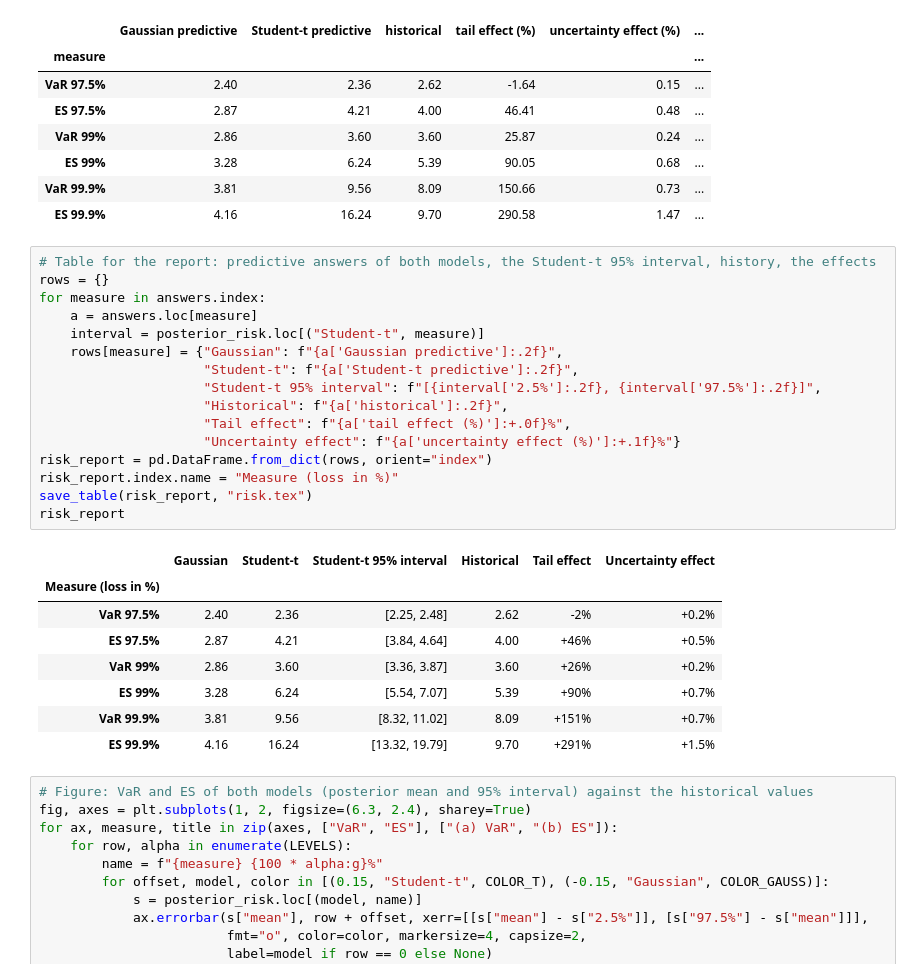
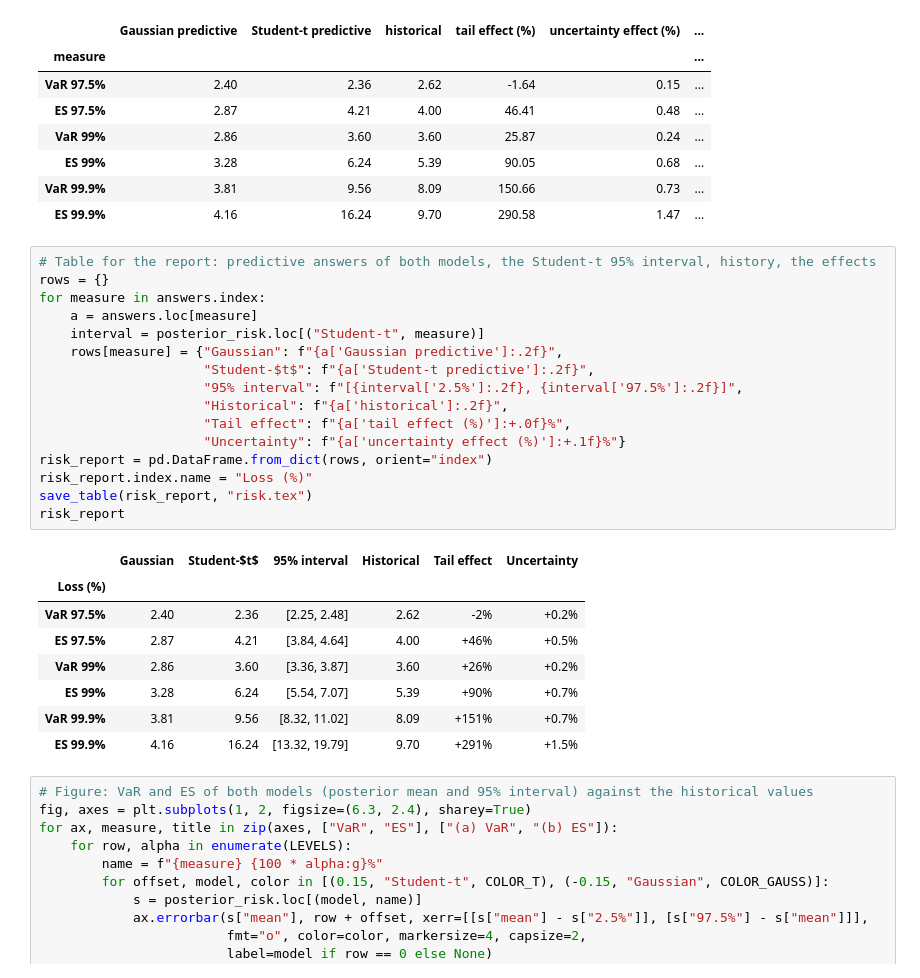
Before and after one commit to yassineerraji/A-Bayesian-Estimation-of-Extreme-Portfolio-Losses, a Jupyter notebook: code/05_risk.ipynb, the cells around one changed output. Cells and saved outputs as stored; diff of their text form.

```diff
--- a/code/05_risk.ipynb
+++ b/code/05_risk.ipynb
@@ -159,22 +159,22 @@ answers[["Gaussian predictive", "Student-t predictive", "historical", "tail effe
 # %%
 # Table for the report: predictive answers of both models, the Student-t 95% interval, history, the effects
 rows = {}
 for measure in answers.index:
     a = answers.loc[measure]
     interval = posterior_risk.loc[("Student-t", measure)]
     rows[measure] = {"Gaussian": f"{a['Gaussian predictive']:.2f}",
-                     "Student-t": f"{a['Student-t predictive']:.2f}",
-                     "Student-t 95% interval": f"[{interval['2.5%']:.2f}, {interval['97.5%']:.2f}]",
+                     "Student-$t$": f"{a['Student-t predictive']:.2f}",
+                     "95% interval": f"[{interval['2.5%']:.2f}, {interval['97.5%']:.2f}]",
                      "Historical": f"{a['historical']:.2f}",
                      "Tail effect": f"{a['tail effect (%)']:+.0f}%",
-                     "Uncertainty effect": f"{a['uncertainty effect (%)']:+.1f}%"}
+                     "Uncertainty": f"{a['uncertainty effect (%)']:+.1f}%"}
 risk_report = pd.DataFrame.from_dict(rows, orient="index")
-risk_report.index.name = "Measure (loss in %)"
+risk_report.index.name = "Loss (%)"
 save_table(risk_report, "risk.tex")
 risk_report
 # %% [output]
-|  | Gaussian | Student-t | Student-t 95% interval | Historical | Tail effect | Uncertainty effect |
-| Measure (loss in %) |  |  |  |  |  |  |
+|  | Gaussian | Student-$t$ | 95% interval | Historical | Tail effect | Uncertainty |
+| Loss (%) |  |  |  |  |  |  |
 | VaR 97.5% | 2.40 | 2.36 | [2.25, 2.48] | 2.62 | -2% | +0.2% |
 | ES 97.5% | 2.87 | 4.21 | [3.84, 4.64] | 4.00 | +46% | +0.5% |
 | VaR 99% | 2.86 | 3.60 | [3.36, 3.87] | 3.60 | +26% | +0.2% |
```
Also changed, not shown: parts of 13 cells of this notebook, 17 other files.
